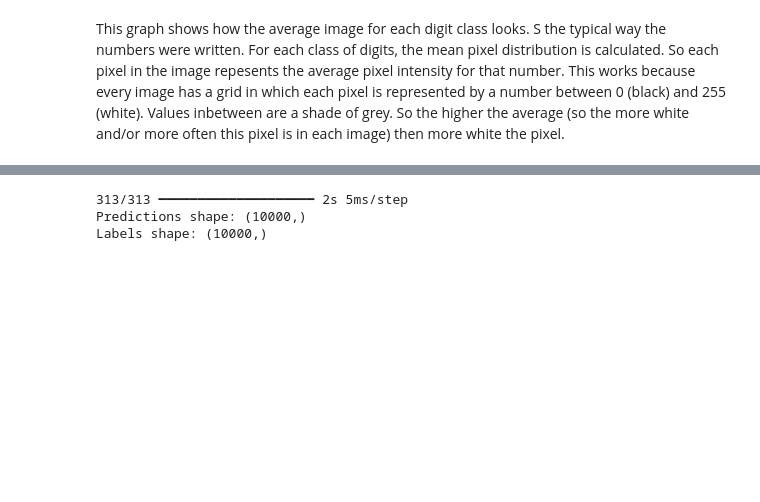
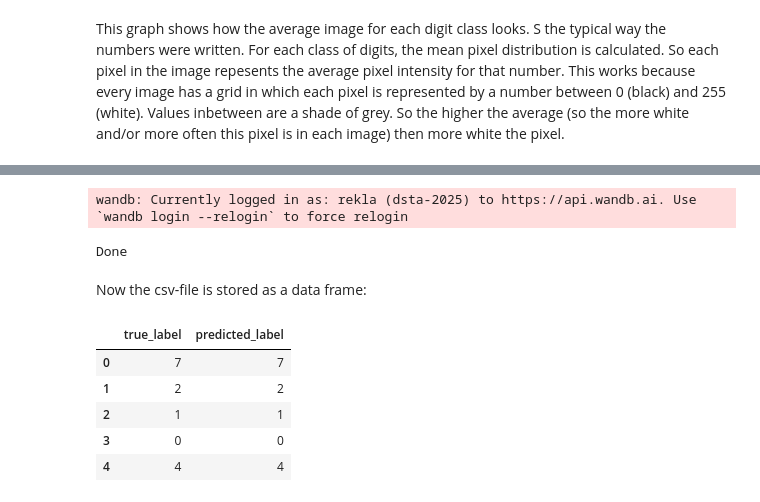
Before and after one commit to leaest/dsta-2025-2, a Jupyter notebook: notebooks/Milestone4.ipynb, the cells around one changed output, grey strips where cells are left out. Drawn from its saved outputs; the diff is of its cells as text; code cells hidden in the pictures; blank space fills up the shorter version.

```diff
--- a/notebooks/Milestone4.ipynb
+++ b/notebooks/Milestone4.ipynb
@@ -119,12 +81,31 @@ Test accuracy: 0.9851999878883362
 # %%
-y_pred_probs = model.predict(x_test)
-y_pred = np.argmax(y_pred_probs, axis=1)
+import wandb
 
-print("Predictions shape:", y_pred.shape)
-print("Labels shape:", y_test.shape)
+wandb.login()
+
+api = wandb.Api()
+run = api.run("dsta-2025/milestone4_modeltrainer/runs/803djk5d")
+
+# Datei herunterladen
+file = run.file("predictions.csv")
+file.download(replace=True)
+
+print("Done")
 # %% [output]
-313/313 ━━━━━━━━━━━━━━━━━━━━ 2s 5ms/step
-Predictions shape: (10000,)
-Labels shape: (10000,)
+wandb: Currently logged in as: rekla (dsta-2025) to https://api.wandb.ai. Use `wandb login --relogin` to force relogin
+Done
+# %% [markdown]
+Now the csv-file is stored as a data frame:
+# %%
+import pandas as pd
+df = pd.read_csv("predictions.csv")
+df.head()
+# %% [output]
+|  | true_label | predicted_label |
+| 0 | 7 | 7 |
+| 1 | 2 | 2 |
+| 2 | 1 | 1 |
+| 3 | 0 | 0 |
+| 4 | 4 | 4 |
 # %%
 from sklearn.metrics import confusion_matrix
```
Also changed, not shown: parts of 7 cells of this notebook, 3 other files.
